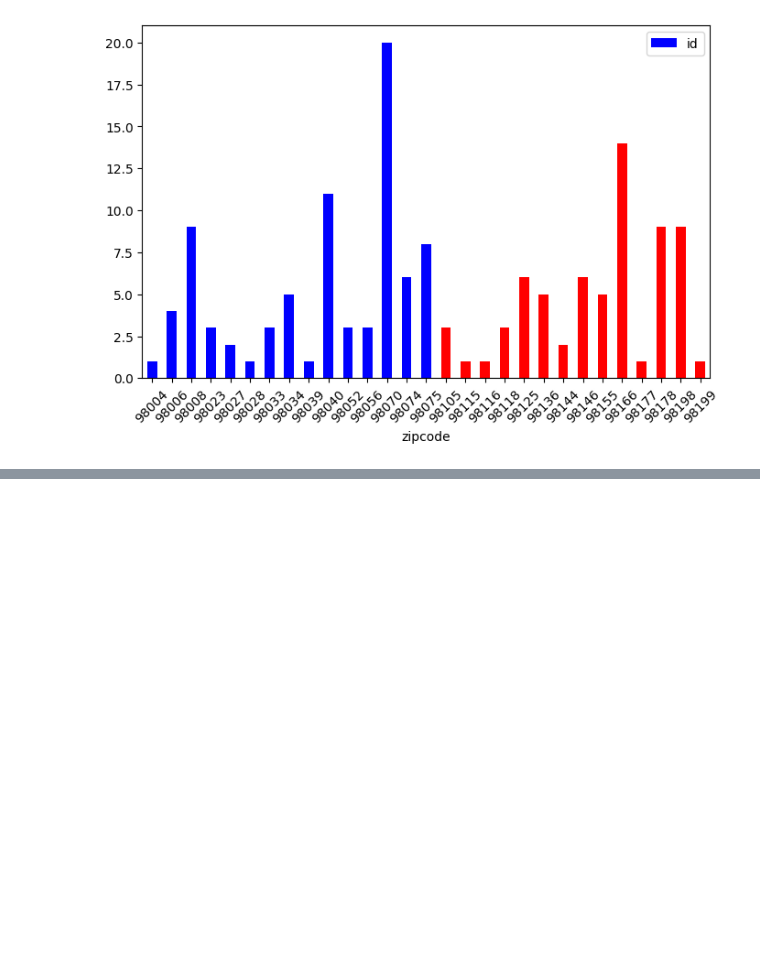
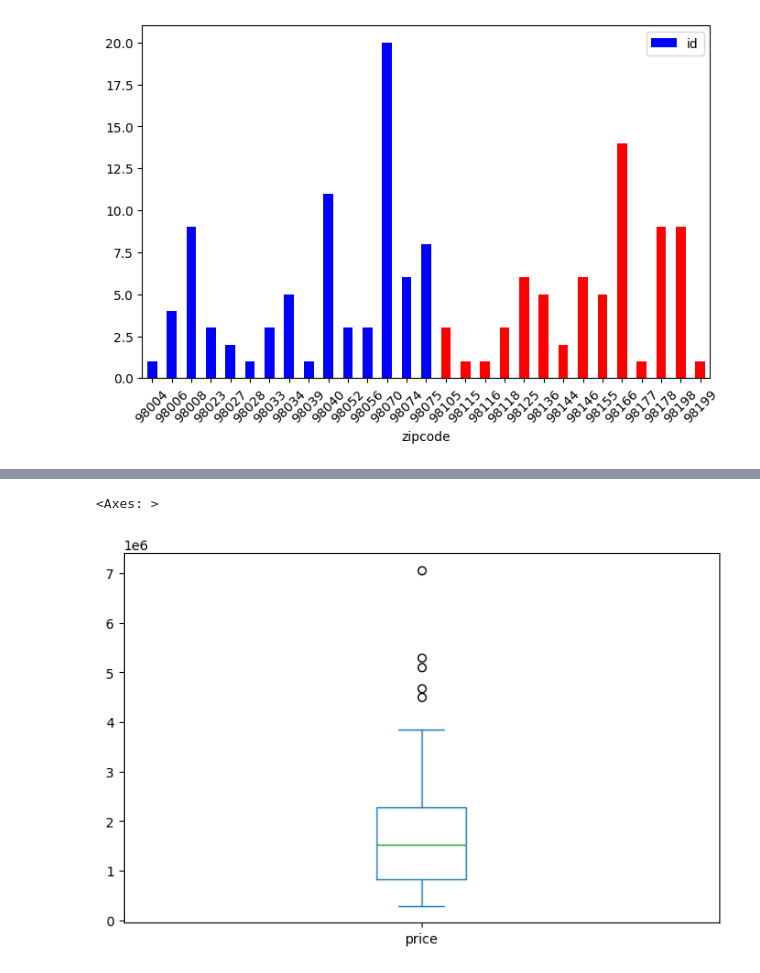
Before and after one commit to scornevi/ds-EDA-project, a Jupyter notebook: EDA.ipynb, the cells around one changed output, grey strips where cells are left out. Saved outputs shown, nothing was run; the diff lists cells and outputs as text; code cells hidden in the pictures; blank space fills up the shorter version.

```diff
--- a/EDA.ipynb
+++ b/EDA.ipynb
@@ -51,4 +51,6 @@ Index(['date', 'price', 'house_id', 'id', 'id.1', 'bedrooms', 'bathrooms',
 #Dropping column id1 which is the column the csv was joined on, and which is duplicate of house_id
 df_work = df_original.drop(columns=["id.1"], inplace = True)
 # %%
-df_work = df_original.sort_values('date')
+df_work = df_original
+df_work['date'] = pd.to_datetime(df_work['date'])
+df_work.sort_values('date')
@@ -183,0 +209,6 @@ S
+# %%
+df_waterfront = df_work[df_work['waterfront'] == 1]
+df_waterfront['price'].plot(kind = 'box')
+# %% [output]
+<Axes: >
+[figure, added]
```
Also changed, not shown: parts of 46 cells of this notebook.
